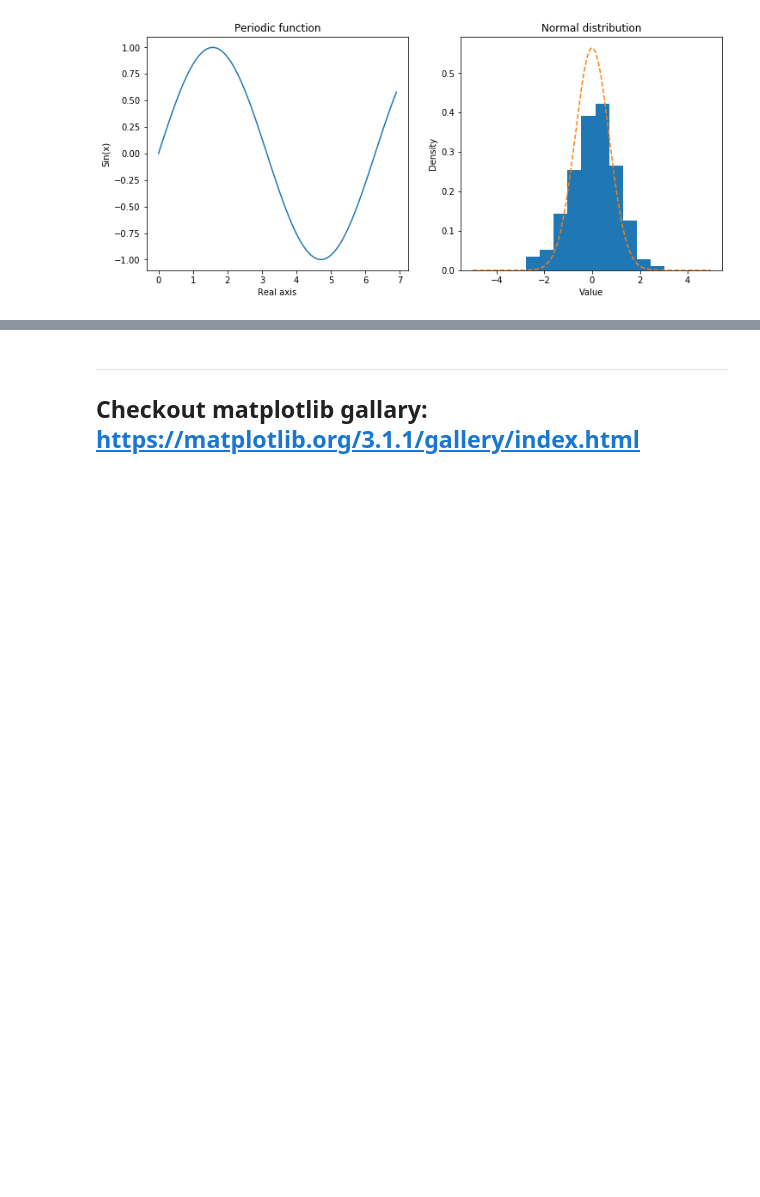
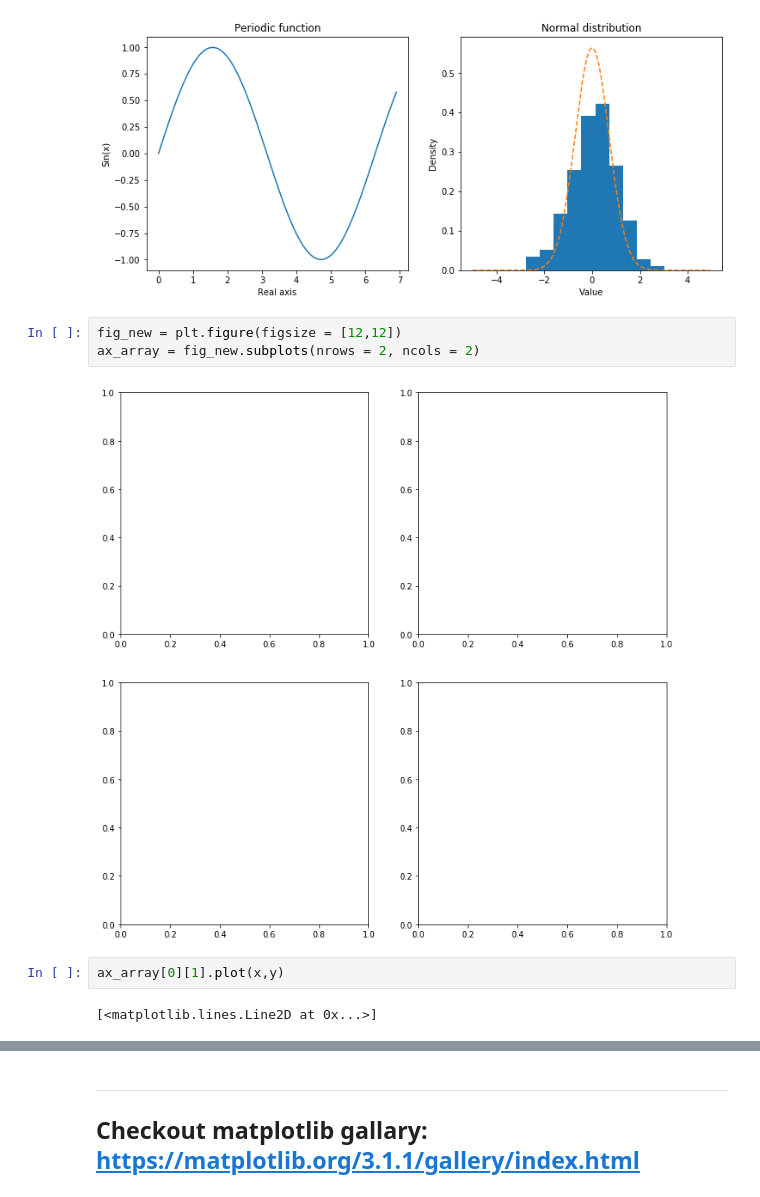
Before and after one commit to mmehrani/Introduction_to_python, a Jupyter notebook: numpy, matplotlib.ipynb, the cells around one changed output, grey strips where cells are left out. Drawn from its saved outputs; the diff is of its cells as text; blank space fills up the shorter version.

```diff
--- a/numpy, matplotlib.ipynb
+++ b/numpy, matplotlib.ipynb
@@ -324,3 +352,12 @@ Text(383.1863636363635, 0.5, 'Density')
 fig
 # %% [output]
 [figure]
+# %%
+fig_new = plt.figure(figsize = [12,12])
+ax_array = fig_new.subplots(nrows = 2, ncols = 2)
+# %% [output]
+[figure, added]
+# %%
+ax_array[0][1].plot(x,y)
+# %% [output]
+[<matplotlib.lines.Line2D at 0x...>]
```
Also changed, not shown: parts of 22 cells of this notebook.
